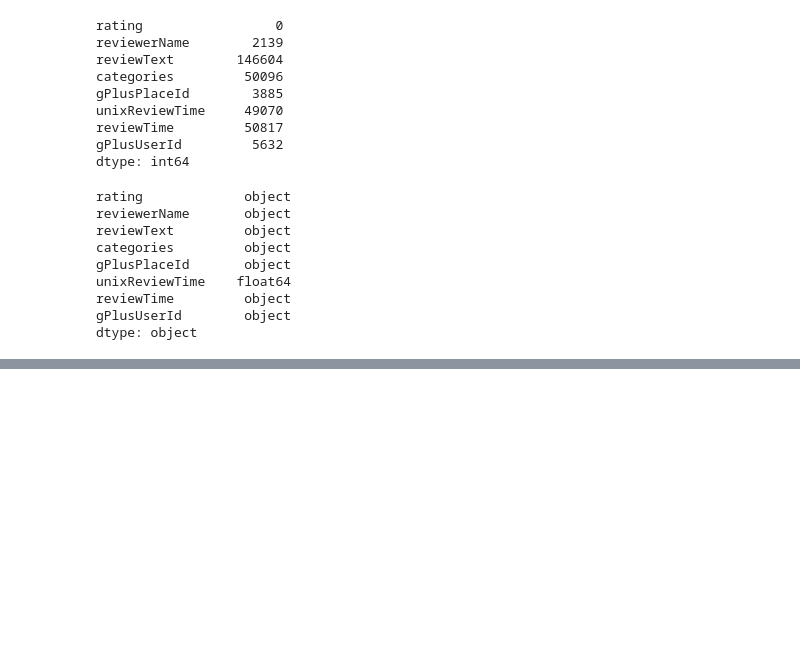
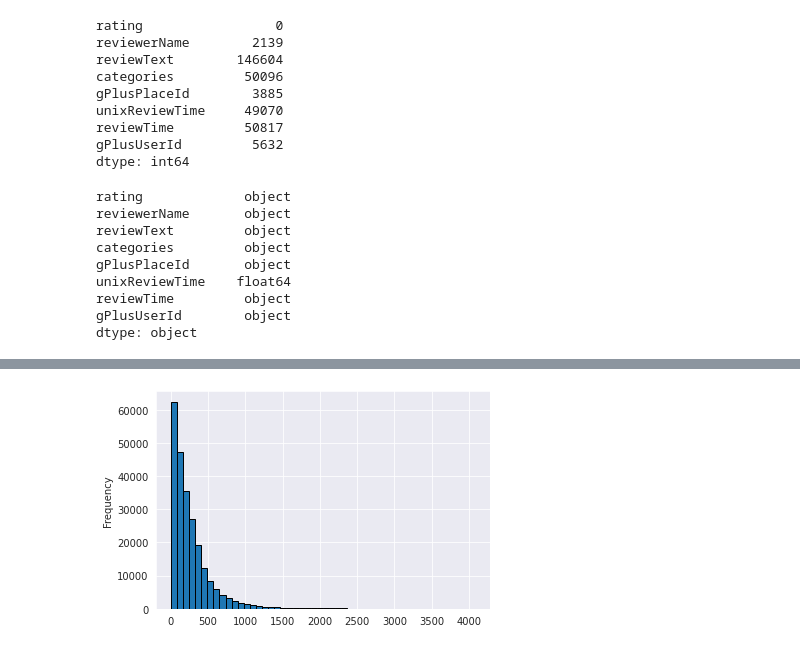
Before and after one commit to jesperhauch/GoogleLocalReviews, a Jupyter notebook: Descriptive Statistics copy.ipynb, the cells around one changed output, grey strips where cells are left out. Saved outputs shown, nothing was run; the diff lists cells and outputs as text; code cells hidden in the pictures; blank space fills up the shorter version.

```diff
--- a/Descriptive Statistics copy.ipynb
+++ b/Descriptive Statistics copy.ipynb
@@ -107,0 +95,5 @@ reviews
+# %%
+# Distribution of the amount of characters in the reviews
+reviews.dropna(subset=["reviewText"]).reviewText.apply(len).plot.hist(bins=50, edgecolor="black");
+# %% [output]
+[figure, added]
```
Also changed, not shown: parts of 9 cells of this notebook.
